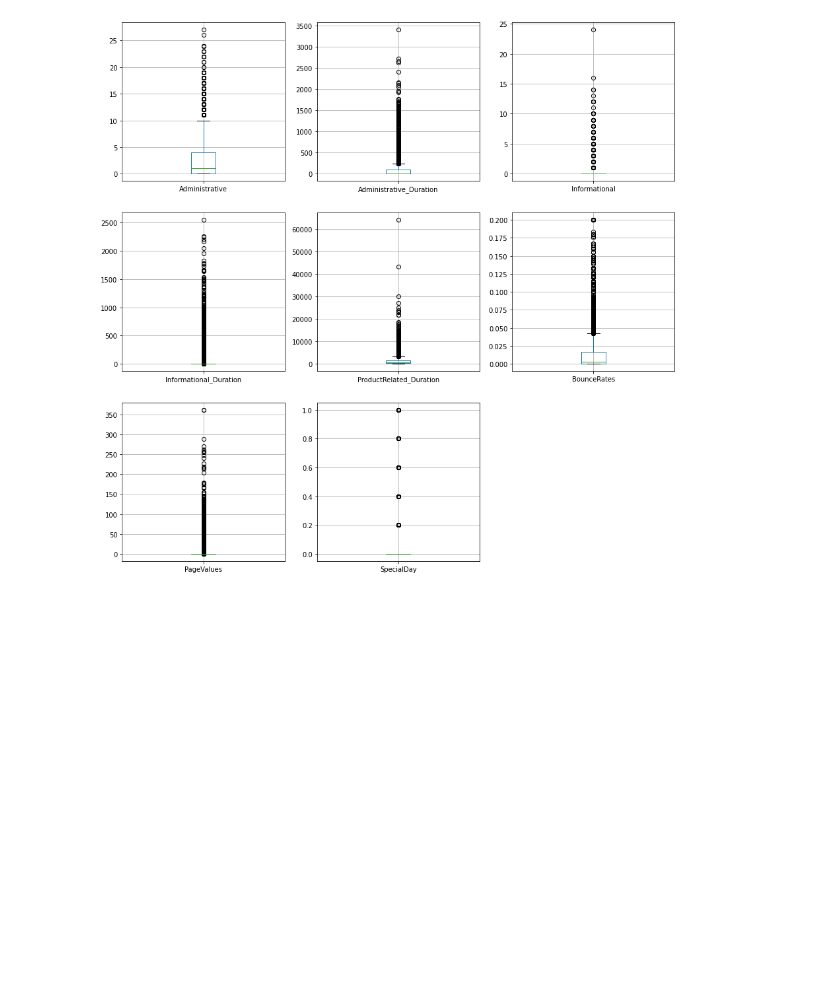
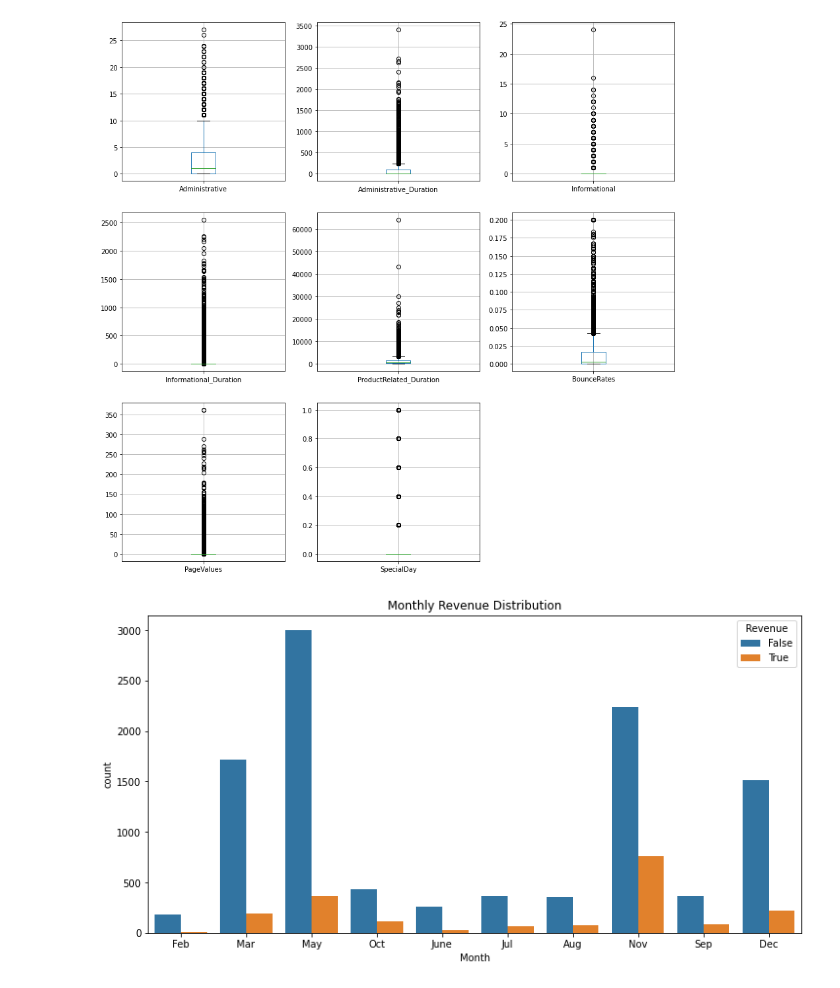
Before and after one commit to arnavhasija/ShopInsights, a Jupyter notebook: online-shopping-data-analysis.ipynb, the cells around one changed output. Saved outputs shown, nothing was run; the diff lists cells and outputs as text; code cells hidden in the pictures; blank space fills up the shorter version.

Commit message:
add countplot for revenue by month

```diff
--- a/online-shopping-data-analysis.ipynb
+++ b/online-shopping-data-analysis.ipynb
@@ -123,3 +123,11 @@ for i, col in enumerate(['Administrative', 'Administrative_Duration', 'Informati
 plt.show()
 # %% [output]
 [figure]
+# %%
+# Countplot for categorical variables
+plt.figure(figsize=(12, 6))
+sns.countplot(x='Month', hue='Revenue', data=df)
+plt.title('Monthly Revenue Distribution')
+plt.show()
+# %% [output]
+[figure, added]
```
